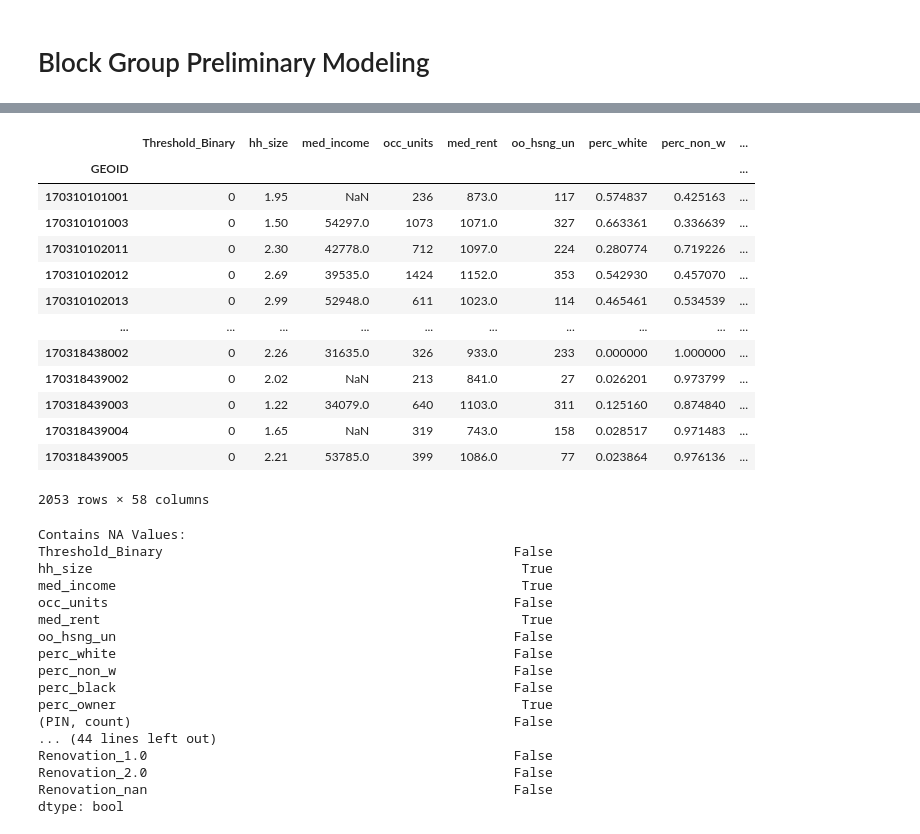
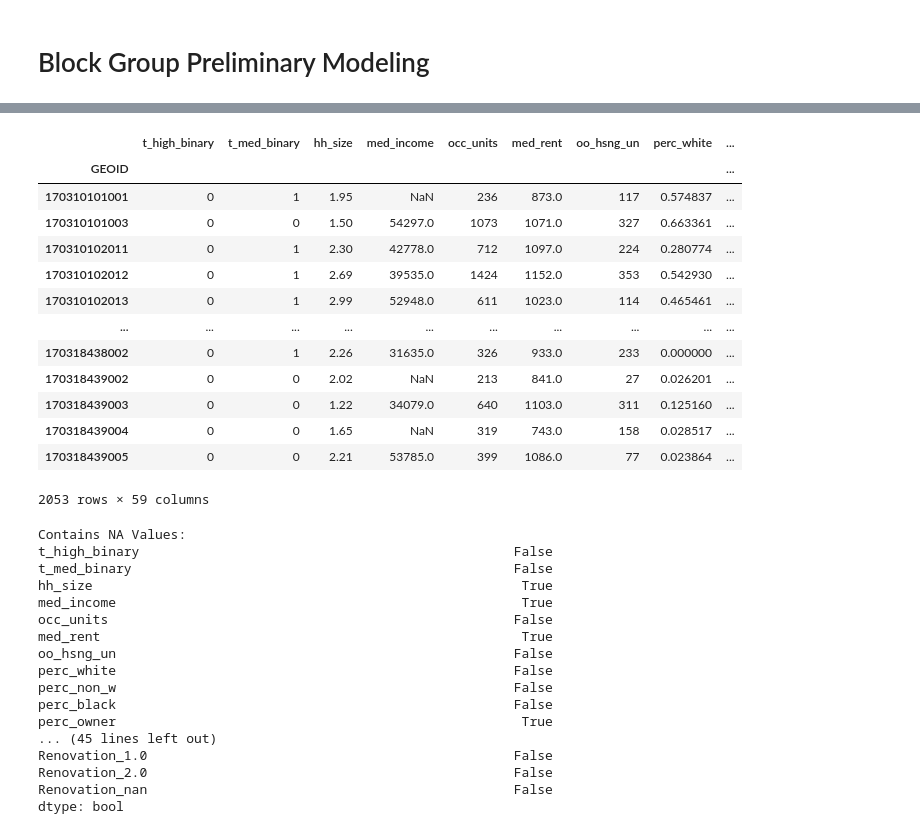
Before and after one commit to vbalza/chicago_water_lead, a Jupyter notebook: AssessmentData.ipynb, the cells around one changed output, grey strips where cells are left out. Saved outputs shown, nothing was run; the diff lists cells and outputs as text; code cells hidden in the pictures.

```diff
--- a/AssessmentData.ipynb
+++ b/AssessmentData.ipynb
@@ -593,11 +622,5 @@ dtype: object
 # %%
-water_block_group = gpd.sjoin(left_df=acs_g, right_df=water_clean, how='inner')
-water_block_group = water_block_group.groupby('GEOID').agg({
-    'Address': 'count',
-    'Threshold': 'sum',
-    '1st Draw': 'mean',
-    '2-3 Minute': 'mean',
-    '5 Minute': 'mean'
-})
-pipeline.show(water_block_group)
+water_block_group_temp = gpd.sjoin(left_df=acs_g, right_df=water_clean, how='inner', op='intersects')
+print(water_block_group_temp['t_high'].sum())
+pipeline.show(water_block_group_temp)
 # %% [output]
@@ -620,0 +651,10 @@ dtype: object
+# %%
+water_block_group = water_block_group_temp.groupby('GEOID').agg({
+    'Address': 'count',
+    't_high': 'sum',
+    't_med': 'sum',
+    '1st Draw': 'mean',
+    '2-3 Minute': 'mean',
+    '5 Minute': 'mean'
+})
+pipeline.show(water_block_group)
@@ -621,6 +673,10 @@ dtype: object
 # %%
-water_block_group['Threshold_Binary'] = np.where(
-    water_block_group['Threshold'] >= 1, 1, 0)
+water_block_group['t_high_binary'] = np.where(
+    water_block_group['t_high'] >= 1, 1, 0)
+water_block_group['t_med_binary'] = np.where(
+    water_block_group['t_med'] >= 1, 1, 0)
 
+print(water_block_group['t_high_binary'].sum())
+print(water_block_group['t_med_binary'].sum())
 water_block_group
 # %% [output]
@@ -641,25 +699,25 @@ water_block_group
 # %%
 water_block_group = pd.merge(
     left=water_block_group, right=final_assessments,
     left_index=True, right_on='GEOID', how='inner').set_index('GEOID')
 water_classification = water_block_group.drop(columns=[
-    'Address', 'Threshold', '1st Draw', '2-3 Minute', '5 Minute'])
+    'Address', 't_high', 't_med', '1st Draw', '2-3 Minute', '5 Minute'])
 water_classification
 # %% [output]
-|  | Threshold_Binary | hh_size | med_income | occ_units | med_rent | oo_hsng_un | perc_white | perc_non_w | ... |
+|  | t_high_binary | t_med_binary | hh_size | med_income | occ_units | med_rent | oo_hsng_un | perc_white | ... |
 | GEOID |  |  |  |  |  |  |  |  | ... |
-| 170310101001 | 0 | 1.95 | NaN | 236 | 873.0 | 117 | 0.574837 | 0.425163 | ... |
-| 170310101003 | 0 | 1.50 | 54297.0 | 1073 | 1071.0 | 327 | 0.663361 | 0.336639 | ... |
-| 170310102011 | 0 | 2.30 | 42778.0 | 712 | 1097.0 | 224 | 0.280774 | 0.719226 | ... |
-| 170310102012 | 0 | 2.69 | 39535.0 | 1424 | 1152.0 | 353 | 0.542930 | 0.457070 | ... |
-| 170310102013 | 0 | 2.99 | 52948.0 | 611 | 1023.0 | 114 | 0.465461 | 0.534539 | ... |
+| 170310101001 | 0 | 1 | 1.95 | NaN | 236 | 873.0 | 117 | 0.574837 | ... |
+| 170310101003 | 0 | 0 | 1.50 | 54297.0 | 1073 | 1071.0 | 327 | 0.663361 | ... |
+| 170310102011 | 0 | 1 | 2.30 | 42778.0 | 712 | 1097.0 | 224 | 0.280774 | ... |
+| 170310102012 | 0 | 1 | 2.69 | 39535.0 | 1424 | 1152.0 | 353 | 0.542930 | ... |
+| 170310102013 | 0 | 1 | 2.99 | 52948.0 | 611 | 1023.0 | 114 | 0.465461 | ... |
 | ... | ... | ... | ... | ... | ... | ... | ... | ... | ... |
-| 170318438002 | 0 | 2.26 | 31635.0 | 326 | 933.0 | 233 | 0.000000 | 1.000000 | ... |
-| 170318439002 | 0 | 2.02 | NaN | 213 | 841.0 | 27 | 0.026201 | 0.973799 | ... |
-| 170318439003 | 0 | 1.22 | 34079.0 | 640 | 1103.0 | 311 | 0.125160 | 0.874840 | ... |
-| 170318439004 | 0 | 1.65 | NaN | 319 | 743.0 | 158 | 0.028517 | 0.971483 | ... |
-| 170318439005 | 0 | 2.21 | 53785.0 | 399 | 1086.0 | 77 | 0.023864 | 0.976136 | ... |
+| 170318438002 | 0 | 1 | 2.26 | 31635.0 | 326 | 933.0 | 233 | 0.000000 | ... |
+| 170318439002 | 0 | 0 | 2.02 | NaN | 213 | 841.0 | 27 | 0.026201 | ... |
+| 170318439003 | 0 | 0 | 1.22 | 34079.0 | 640 | 1103.0 | 311 | 0.125160 | ... |
+| 170318439004 | 0 | 0 | 1.65 | NaN | 319 | 743.0 | 158 | 0.028517 | ... |
+| 170318439005 | 0 | 0 | 2.21 | 53785.0 | 399 | 1086.0 | 77 | 0.023864 | ... |
-2053 rows × 58 columns
+2053 rows × 59 columns
 # %%
 water_classification = pipeline.impute_missing(water_classification)
 # Of note, all property class 299 (condominiums) have NaN for building square feet,
@@ -668,7 +726,8 @@ water_classification = pipeline.impute_missing(water_classification)
 # what the documentation said.
 # %% [output]
 Contains NA Values:
-Threshold_Binary                                             False
+t_high_binary                                                False
+t_med_binary                                                 False
 hh_size                                                       True
 med_income                                                    True
 occ_units                                                    False
@@ -678,8 +737,7 @@ perc_white                                                   False
 perc_non_w                                                   False
 perc_black                                                   False
 perc_owner                                                    True
-(PIN, count)                                                 False
-... (44 lines left out)
+... (45 lines left out)
 Renovation_1.0                                               False
 Renovation_2.0                                               False
 Renovation_nan                                               False
```
Also changed, not shown: parts of 20 cells of this notebook.
